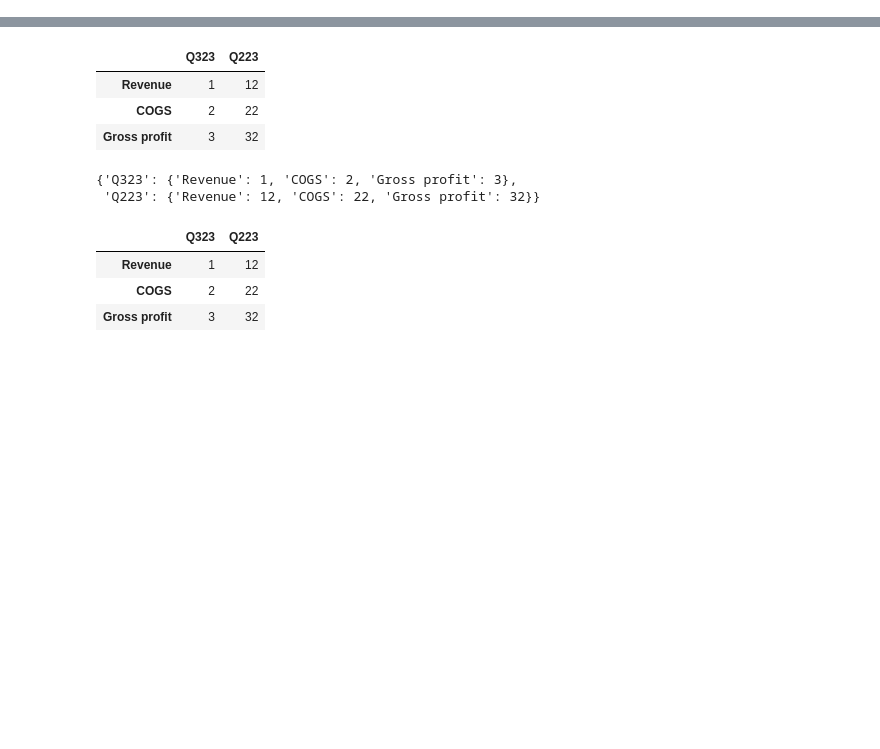
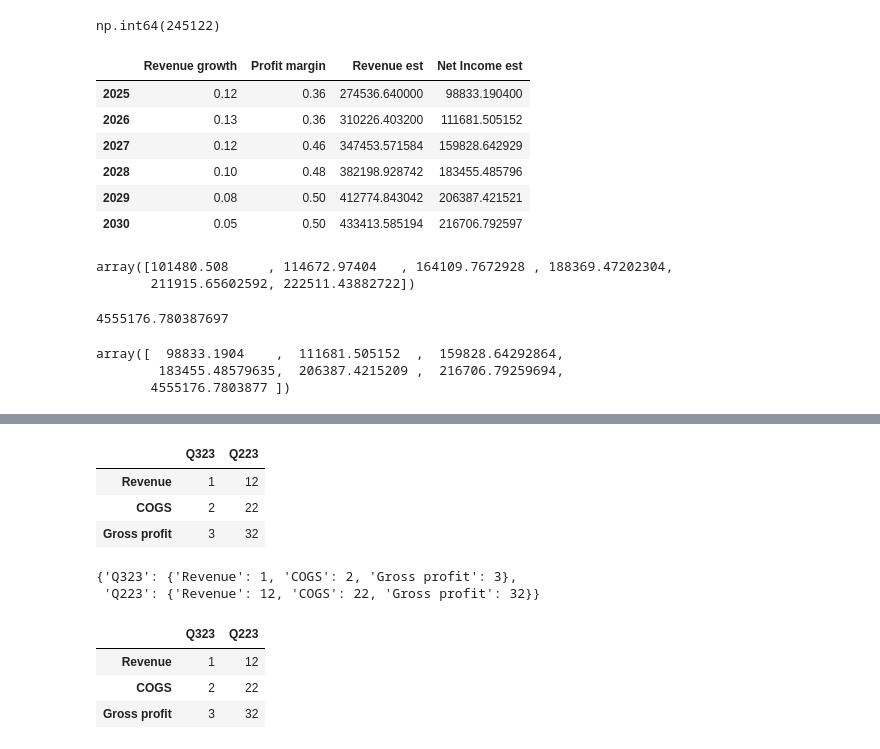
Before and after one commit to pussurmanov/financial_models, a Jupyter notebook: notebooks/MSFT.ipynb, the cells around one changed output, grey strips where cells are left out. Cells and saved outputs as stored; diff of their text form; code cells hidden in the pictures; blank space fills up the shorter version.

```diff
--- a/notebooks/MSFT.ipynb
+++ b/notebooks/MSFT.ipynb
@@ -26,0 +149,31 @@ df
+# %%
+df_proj = pd.DataFrame(
+    data={
+       'Revenue growth': [.12, .13, .12, .1, .08, .05],
+       'Profit margin': [.36, .36, .46, .48, .5, .5]
+    },
+    index=[2025, 2026, 2027, 2028, 2029, 2030]
+)
+# %%
+df.iloc[-1]['Revenue']
+# %% [output]
+np.int64(245122)
+# %%
+df_proj['Revenue est'] = df['Revenue'].iloc[-1] * np.cumprod(1 + df_proj['Revenue growth'])
+# %%
+df_proj['Net Income est'] = df_proj['Revenue est'] * df_proj['Profit margin']
+# %%
+df_proj
+# %% [output]
+|  | Revenue growth | Profit margin | Revenue est | Net Income est |
+| 2025 | 0.12 | 0.36 | 274536.640000 | 98833.190400 |
+| 2026 | 0.13 | 0.36 | 310226.403200 | 111681.505152 |
+| 2027 | 0.12 | 0.46 | 347453.571584 | 159828.642929 |
+| 2028 | 0.10 | 0.48 | 382198.928742 | 183455.485796 |
+| 2029 | 0.08 | 0.50 | 412774.843042 | 206387.421521 |
+| 2030 | 0.05 | 0.50 | 433413.585194 | 216706.792597 |
+# %%
+df_proj['Net Income est'].values
+# %% [output]
+array([101480.508     , 114672.97404   , 164109.7672928 , 188369.47202304,
+       211915.65602592, 222511.43882722])
@@ -26,0 +185,10 @@ df
+# %%
+print(term_val)
+# %% [output]
+4555176.780387697
+# %%
+np.append(df_proj['Net Income est'].values, term_val)
+# %% [output]
+array([  98833.1904    ,  111681.505152  ,  159828.64292864,
+        183455.48579635,  206387.4215209 ,  216706.79259694,
+       4555176.7803877 ])
```
Also changed, not shown: parts of 29 cells of this notebook, 4 other files.
